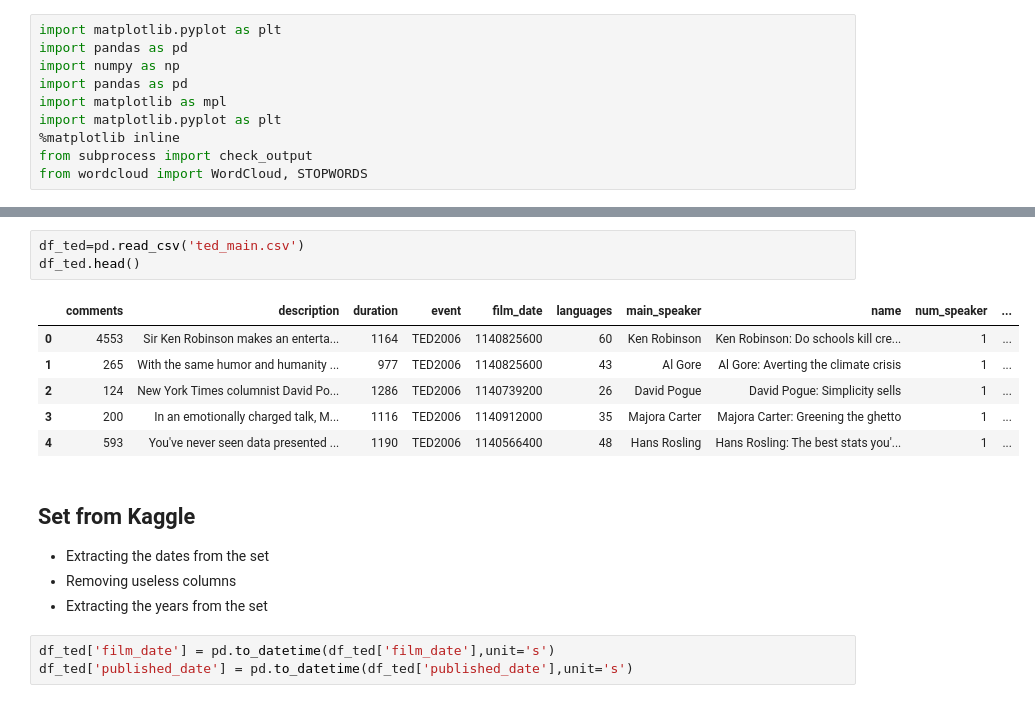
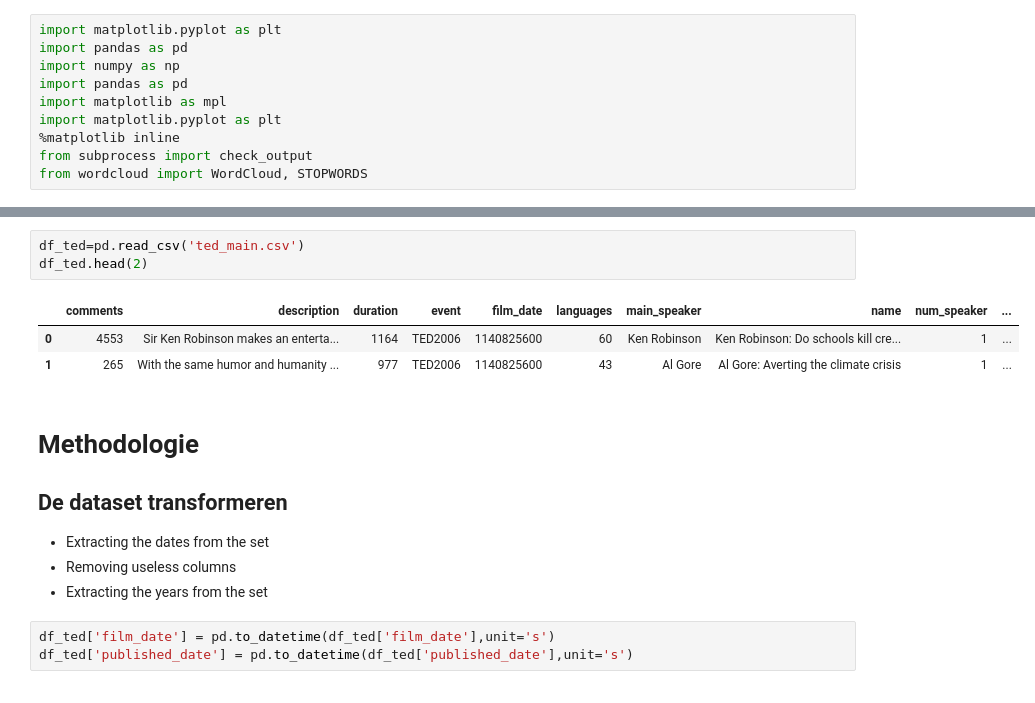
Before and after one commit to dennisdevries/TED, a Jupyter notebook: Presentatie/TED_slides.ipynb, the cells around one changed output, grey strips where cells are left out. Saved outputs shown, nothing was run; the diff lists cells and outputs as text.

```diff
--- a/Presentatie/TED_slides.ipynb
+++ b/Presentatie/TED_slides.ipynb
@@ -23,15 +35,13 @@ from wordcloud import WordCloud, STOPWORDS
 # %%
 df_ted=pd.read_csv('ted_main.csv')
-df_ted.head()
+df_ted.head(2)
 # %% [output]
 |  | comments | description | duration | event | film_date | languages | main_speaker | name | num_speaker | ... |
 | 0 | 4553 | Sir Ken Robinson makes an enterta... | 1164 | TED2006 | 1140825600 | 60 | Ken Robinson | Ken Robinson: Do schools kill cre... | 1 | ... |
 | 1 | 265 | With the same humor and humanity ... | 977 | TED2006 | 1140825600 | 43 | Al Gore | Al Gore: Averting the climate crisis | 1 | ... |
-| 2 | 124 | New York Times columnist David Po... | 1286 | TED2006 | 1140739200 | 26 | David Pogue | David Pogue: Simplicity sells | 1 | ... |
-| 3 | 200 | In an emotionally charged talk, M... | 1116 | TED2006 | 1140912000 | 35 | Majora Carter | Majora Carter: Greening the ghetto | 1 | ... |
-| 4 | 593 | You've never seen data presented ... | 1190 | TED2006 | 1140566400 | 48 | Hans Rosling | Hans Rosling: The best stats you'... | 1 | ... |
 # %% [markdown]
-## Set from Kaggle
+# Methodologie
+## De dataset transformeren
 * Extracting the dates from the set
 * Removing useless columns
 * Extracting the years from the set
```
Also changed, not shown: parts of 34 cells of this notebook, 6 other files.
